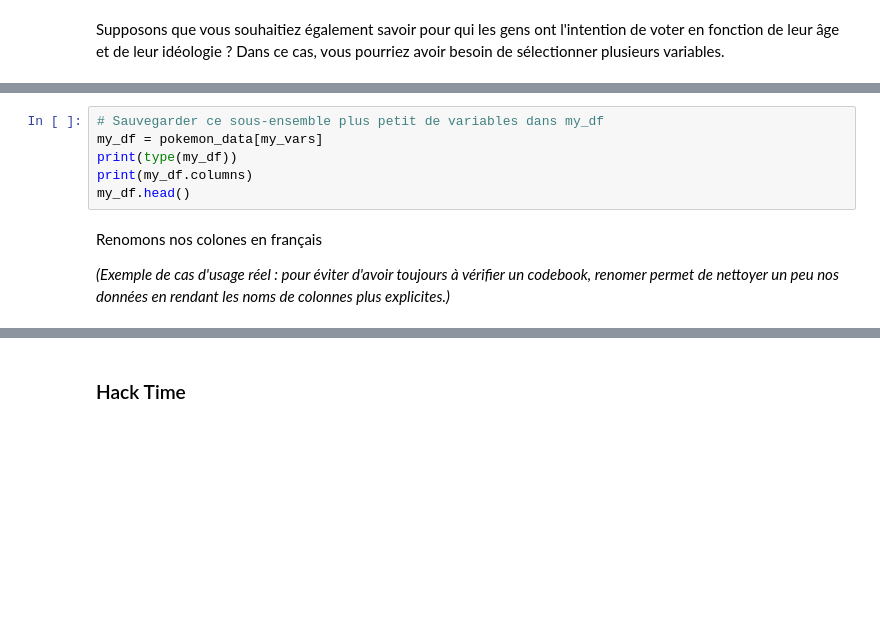
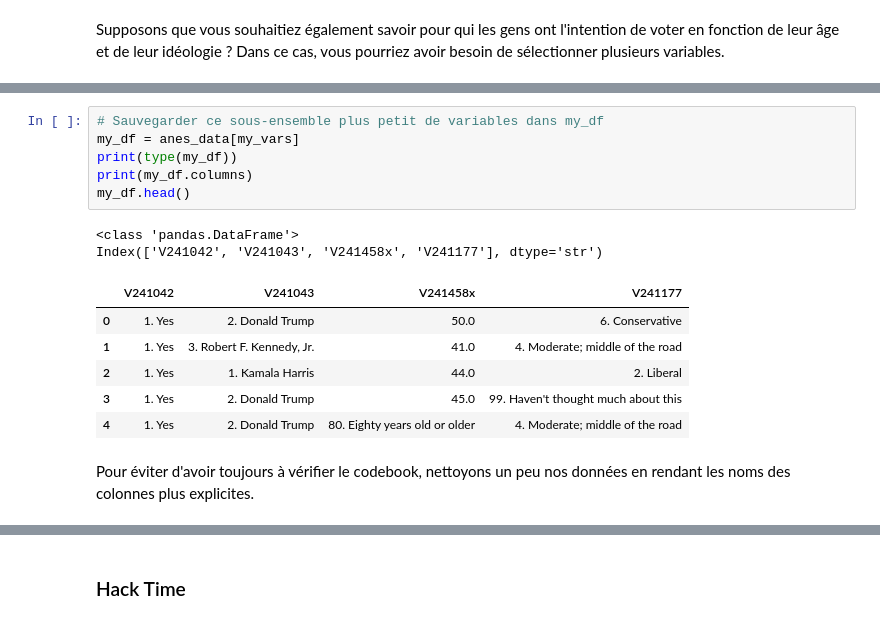
Before and after one commit to SciencesPoBordeaux/data-viz, a Jupyter notebook: notebooks/03-exploration-donnees-colonnes.ipynb, the cells around one changed output, grey strips where cells are left out. Saved outputs shown, nothing was run; the diff lists cells and outputs as text; blank space fills up the shorter version.

```diff
--- a/notebooks/03-exploration-donnees-colonnes.ipynb
+++ b/notebooks/03-exploration-donnees-colonnes.ipynb
@@ -109,12 +224,19 @@ pokemon_data[my_vars]
 # %%
 # Sauvegarder ce sous-ensemble plus petit de variables dans my_df
-my_df = pokemon_data[my_vars]
+my_df = anes_data[my_vars]
 print(type(my_df))
 print(my_df.columns)
 my_df.head()
+# %% [output]
+<class 'pandas.DataFrame'>
+Index(['V241042', 'V241043', 'V241458x', 'V241177'], dtype='str')
+|  | V241042 | V241043 | V241458x | V241177 |
+| 0 | 1. Yes | 2. Donald Trump | 50.0 | 6. Conservative |
+| 1 | 1. Yes | 3. Robert F. Kennedy, Jr. | 41.0 | 4. Moderate; middle of the road |
+| 2 | 1. Yes | 1. Kamala Harris | 44.0 | 2. Liberal |
+| 3 | 1. Yes | 2. Donald Trump | 45.0 | 99. Haven't thought much about this |
+| 4 | 1. Yes | 2. Donald Trump | 80. Eighty years old or older | 4. Moderate; middle of the road |
 # %% [markdown]
-Renomons nos colones en français
-
-*(Exemple de cas d'usage réel : pour éviter d'avoir toujours à vérifier un codebook, renomer permet de nettoyer un peu nos données en rendant les noms de colonnes plus explicites.)*
+Pour éviter d'avoir toujours à vérifier le codebook, nettoyons un peu nos données en rendant les noms des colonnes plus explicites.
 # %%
 # Renommer les colonnes
```
Also changed, not shown: parts of 46 cells of this notebook.
